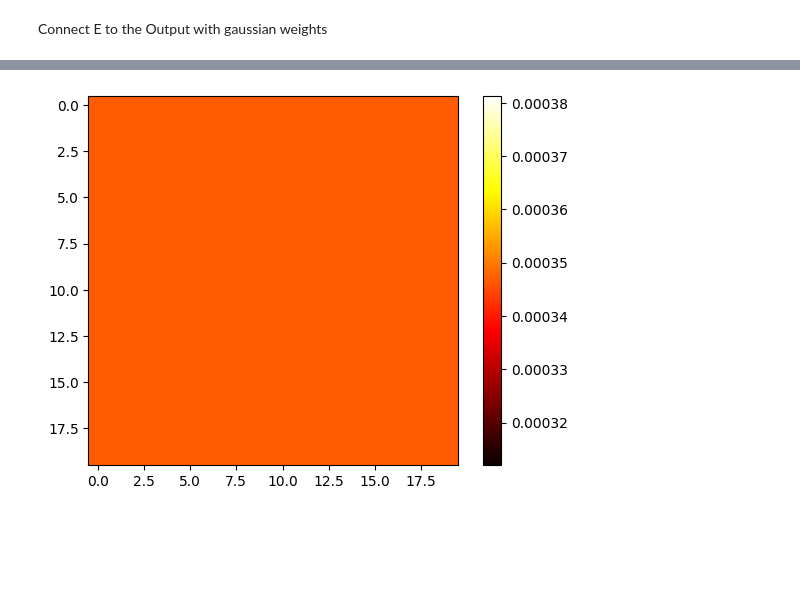
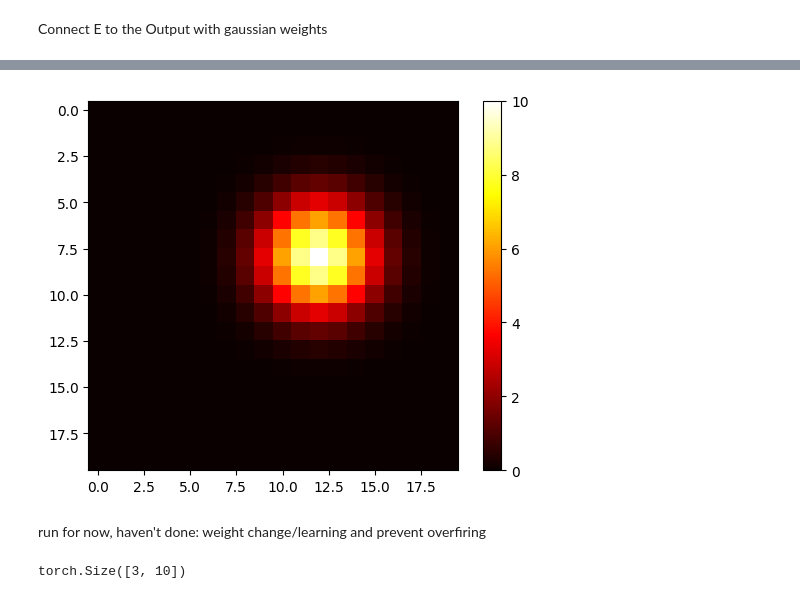
Before and after one commit to hhsherlock/Spiking_NN, a Jupyter notebook: GPU_tensors/torch_network.ipynb, the cells around one changed output, grey strips where cells are left out. Drawn from its saved outputs; the diff is of its cells as text; code cells hidden in the pictures; blank space fills up the shorter version.

```diff
--- a/GPU_tensors/torch_network.ipynb
+++ b/GPU_tensors/torch_network.ipynb
@@ -230,3 +239,19 @@ input_activeness = one_data.float()
 # %%
 # sumed all the fired connections, could use it as a probablity of firing (synapses state change)
 E_activeness = torch.einsum('ijkxy,ijk->xy', Input_con_E, input_activeness)
+# %%
+# the later two E_nums are the one sending out the connections/the center
+E_con_E = torch.zeros(E_num, E_num, E_num, E_num, device=device)
+
+sigma_E_E = 2
+max_E_E = 10
+
+for i in range(E_num):
+    for j in range(E_num):
+        for k in range(E_num):
+            for l in range(E_num):
+                project_center_x = k
+                project_center_y = l
+
+                euc_distance = math.sqrt((project_center_x - i)**2 + (project_center_y - j)**2)
+                E_con_E[i,j,k,l] = max_E_E*math.exp(-0.5*(euc_distance/sigma_E_E)**2)
@@ -275,8 +306,8 @@ import math
 # %%
 E_con_Output = torch.zeros(E_num, E_num, Out_num, Out_num, device=device)
 
-sigma_E_Out = 0.5
-max_E_Out = 5
+sigma_E_Out = 2
+max_E_Out = 10
 # find the center point from Output to E
 ratio = E_num/Out_num
 
@@ -290,4 +321,5 @@ for i in range(E_num):
                 euc_distance = math.sqrt((project_center_x - i)**2 + (project_center_y - j)**2)
                 E_con_Output[i,j,k,l] = max_E_Out*math.exp(-0.5*(euc_distance/sigma_E_Out)**2)
 # %%
-E_con_Output
+# one cell from Ouput weight connection to E
+test = E_con_Output[:,:,2,3]
@@ -312,6 +326,8 @@ tensor([[[[5.0000e+00, 6.3321e-14, 0.0000e+00, 0.0000e+00, 0.0000e+00],
 # %%
-plt.imshow(mp, cmap='hot')
+plt.imshow(test.cpu(), cmap='hot')
 plt.colorbar()
 plt.show()
 # %% [output]
-[figure, old version]
+[figure, new version]
+# %% [markdown]
+run for now, haven't done: weight change/learning and prevent overfiring
@@ -317,0 +479,4 @@ plt.show()
+# %%
+I_activeness.shape
+# %% [output]
+torch.Size([3, 10])
```
Also changed, not shown: parts of 14 cells of this notebook, 1 other file.
